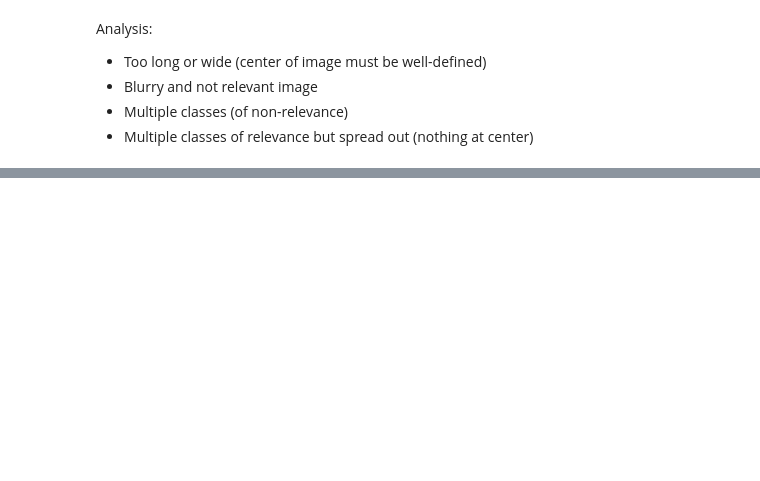
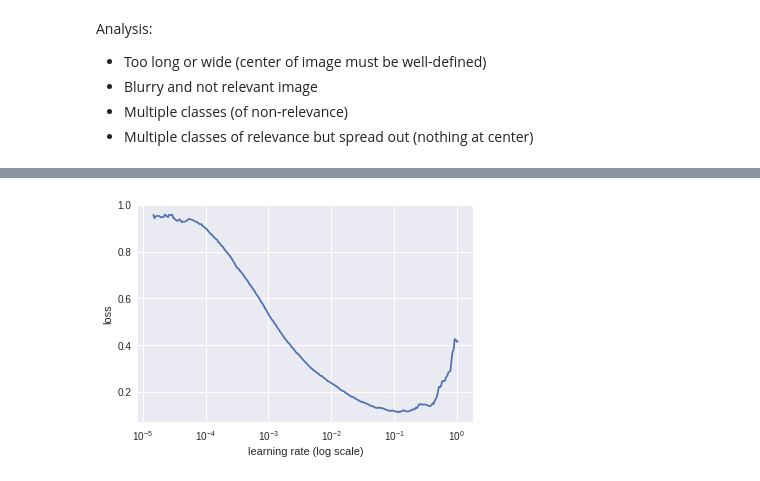
Before and after one commit to SwapnilSParkhe/FAST_AI, a Jupyter notebook: FASTAI_Lesson1.ipynb, the cells around one changed output, grey strips where cells are left out. Saved outputs shown, nothing was run; the diff lists cells and outputs as text; code cells hidden in the pictures; blank space fills up the shorter version.

```diff
--- a/FASTAI_Lesson1.ipynb
+++ b/FASTAI_Lesson1.ipynb
@@ -254,0 +319,5 @@ Analysis:
+# %%
+#1.Finding a decent learning rate to train learned object
+lrf=learn.lr_find()
+learn.sched.plot()
+# %% [output]
@@ -254,0 +325 @@ Analysis:
+[figure, added]
```
Also changed, not shown: parts of 24 cells of this notebook.
